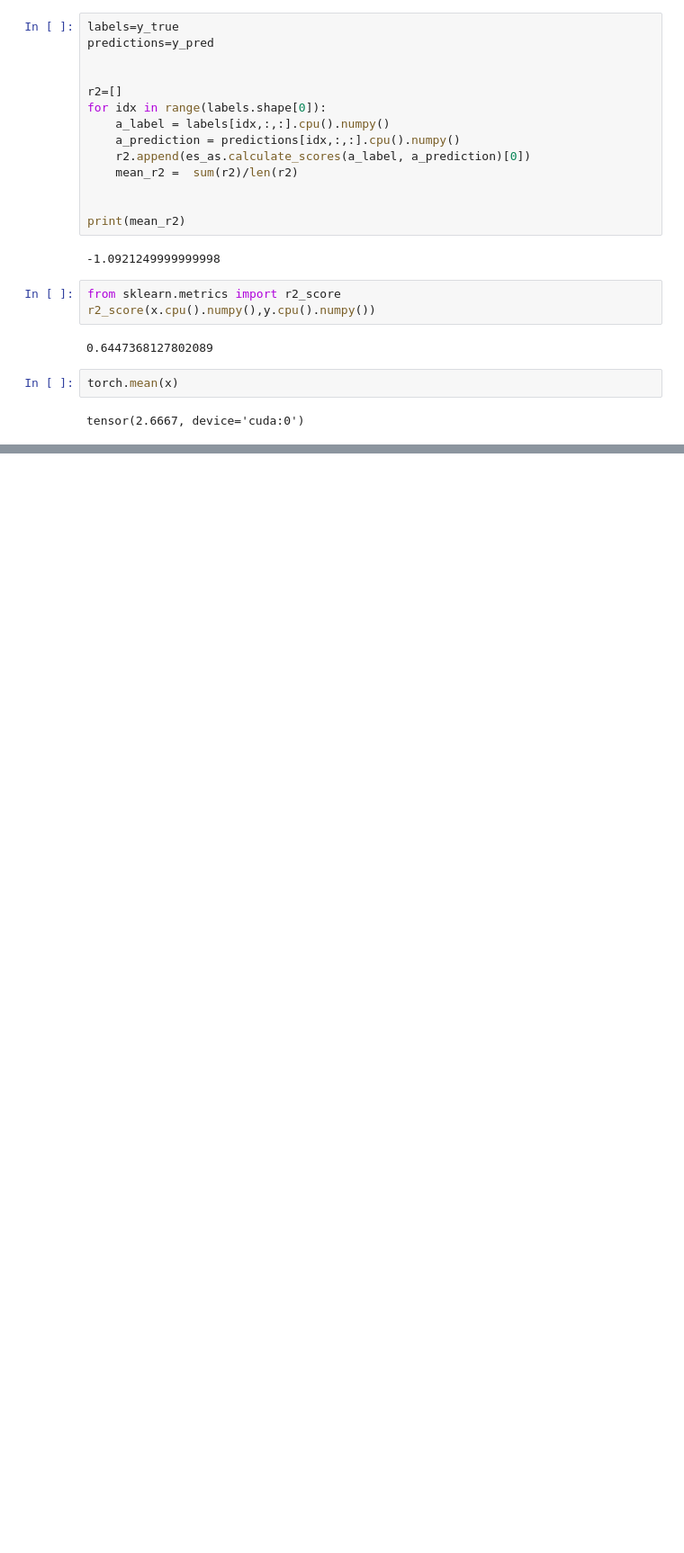
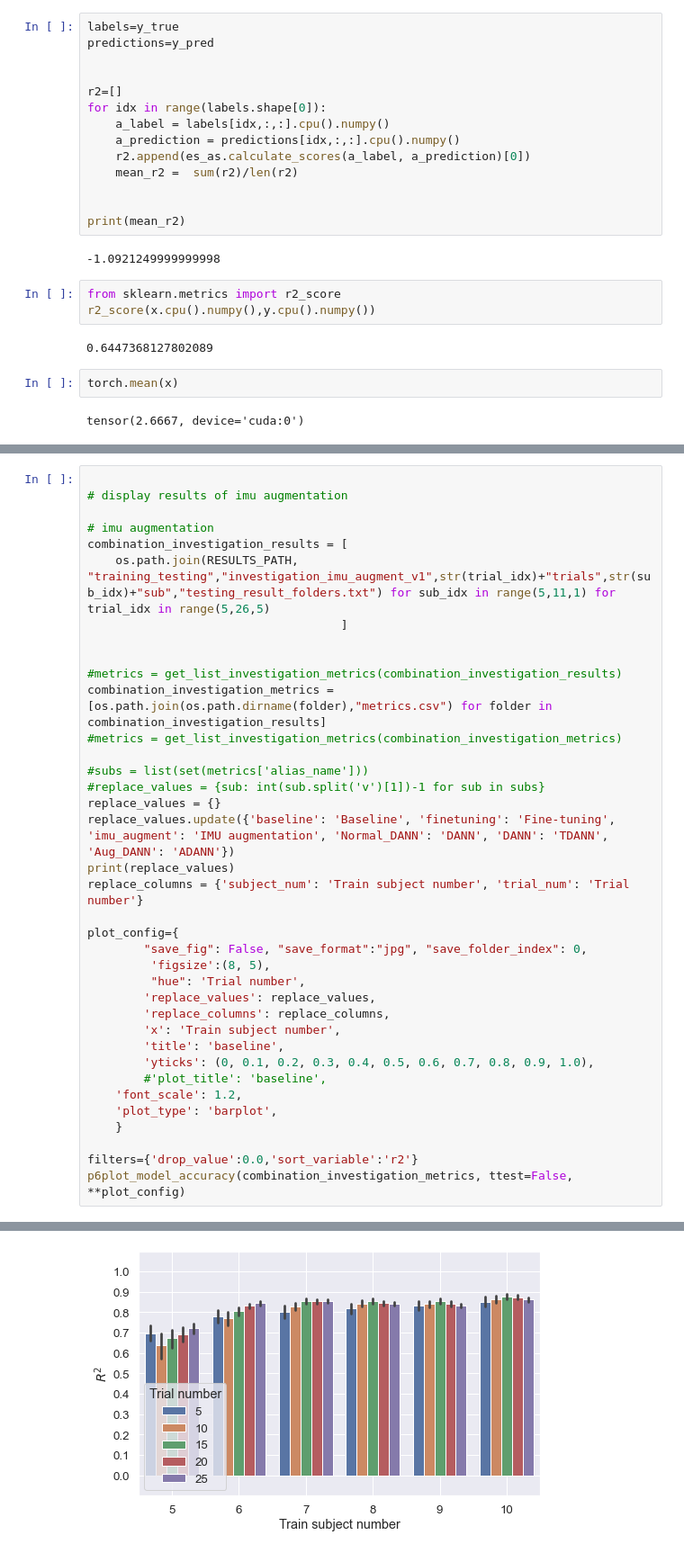
Before and after one commit to sunzhon/transfer_learning_for_droplanding, a Jupyter notebook: jupyter-lab/tf_results_analysis.ipynb, the cells around one changed output, grey strips where cells are left out. Shown at 90% size. Drawn from its saved outputs; the diff is of its cells as text; blank space fills up the shorter version.

```diff
--- a/jupyter-lab/tf_results_analysis.ipynb
+++ b/jupyter-lab/tf_results_analysis.ipynb
@@ -948,0 +1062,38 @@ tensor([-1.6667, -0.6667,  0.3333,  4.3333, -0.6667, -1.6667], device='cuda:0')
+# %%
+
+# display results of imu augmentation
+
+# imu augmentation
+combination_investigation_results = [
+    os.path.join(RESULTS_PATH, "training_testing","investigation_imu_augment_v1",str(trial_idx)+"trials",str(sub_idx)+"sub","testing_result_folders.txt") for sub_idx in range(5,11,1) for trial_idx in range(5,26,5)
+                                    ]
+
+
+#metrics = get_list_investigation_metrics(combination_investigation_results)
+combination_investigation_metrics = [os.path.join(os.path.dirname(folder),"metrics.csv") for folder in combination_investigation_results]
+#metrics = get_list_investigation_metrics(combination_investigation_metrics)
+
+#subs = list(set(metrics['alias_name']))
+#replace_values = {sub: int(sub.split('v')[1])-1 for sub in subs}
+replace_values = {}
+replace_values.update({'baseline': 'Baseline', 'finetuning': 'Fine-tuning', 'imu_augment': 'IMU augmentation', 'Normal_DANN': 'DANN', 'DANN': 'TDANN', 'Aug_DANN': 'ADANN'})
+print(replace_values)
+replace_columns = {'subject_num': 'Train subject number', 'trial_num': 'Trial number'}
+
+plot_config={
+        "save_fig": False, "save_format":"jpg", "save_folder_index": 0,
+         'figsize':(8, 5),
+         "hue": 'Trial number',
+        'replace_values': replace_values,
+        'replace_columns': replace_columns,
+        'x': 'Train subject number',
+        'title': 'baseline',
+        'yticks': (0, 0.1, 0.2, 0.3, 0.4, 0.5, 0.6, 0.7, 0.8, 0.9, 1.0),
+        #'plot_title': 'baseline',
+    'font_scale': 1.2,
+    'plot_type': 'barplot',
+    }
+
+filters={'drop_value':0.0,'sort_variable':'r2'}
+p6plot_model_accuracy(combination_investigation_metrics, ttest=False, **plot_config)
+# %% [output]
@@ -948,0 +1118 @@ tensor([-1.6667, -0.6667,  0.3333,  4.3333, -0.6667, -1.6667], device='cuda:0')
+[figure, added]
```
Also changed, not shown: parts of 14 cells of this notebook, 13 other files.
